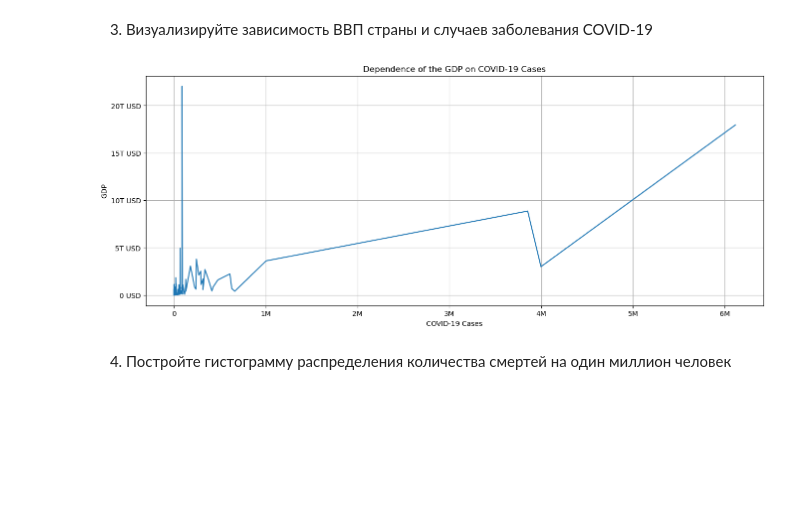
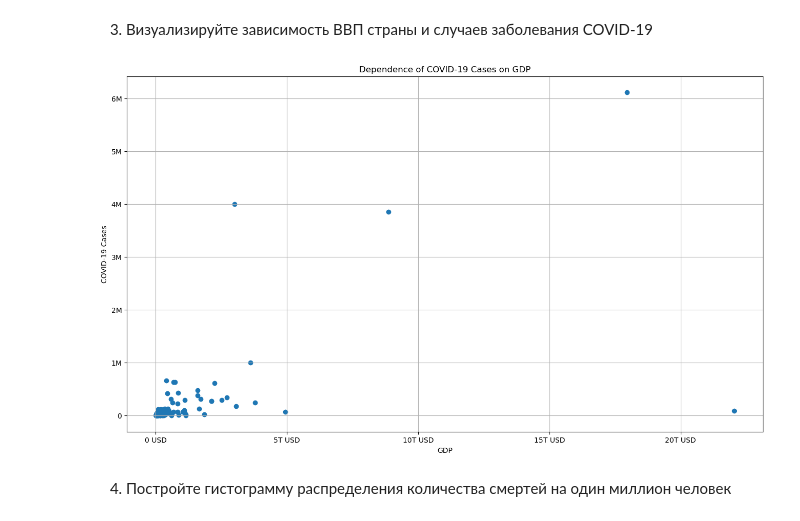
Before and after one commit to puck3/mai-ml-course, a Jupyter notebook: Lab_1/Lab1_3.ipynb, the cells around one changed output. Drawn from its saved outputs; the diff is of its cells as text; code cells hidden in the pictures; blank space fills up the shorter version.

Commit message:
fixed 3rd graphic

```diff
--- a/Lab_1/Lab1_3.ipynb
+++ b/Lab_1/Lab1_3.ipynb
@@ -351,24 +351,24 @@ plt.show()
 # %%
 get_trillion_dollars = lambda x, pos: f'{x / 1e12:.0f}T USD' if x else '0 USD'
 
 merged_data['gdp'] = merged_data['gdp_per_capita'] * merged_data['population']
 
 df = merged_data[['location', 'gdp', 'total_cases']].sort_values(by='total_cases', ascending=False)
 df.dropna(inplace=True)
 
-plt.figure(figsize=(16, 6))
-plt.title('Dependence of the GDP on COVID-19 Cases')
-plt.plot(df['total_cases'], df['gdp'])
-plt.ylabel('GDP')
-plt.xlabel('COVID-19 Cases')
+plt.figure(figsize=(16, 9))
+plt.title('Dependence of COVID-19 Cases on GDP')
+plt.scatter(df['gdp'], df['total_cases'])
+plt.xlabel('GDP')
+plt.ylabel('COVID-19 Cases')
 
-plt.gca().xaxis.set_major_formatter(FuncFormatter(get_millions))
-plt.gca().yaxis.set_major_formatter(FuncFormatter(get_trillion_dollars))
+plt.gca().yaxis.set_major_formatter(FuncFormatter(get_millions))
+plt.gca().xaxis.set_major_formatter(FuncFormatter(get_trillion_dollars))
 
 plt.grid()
 plt.show()
 # %% [output]
-[figure, old version]
+[figure, new version]
 # %% [markdown]
 4. Постройте гистограмму распределения количества смертей на один миллион человек
 # %%
```
Also changed, not shown: parts of 3 cells of this notebook.
